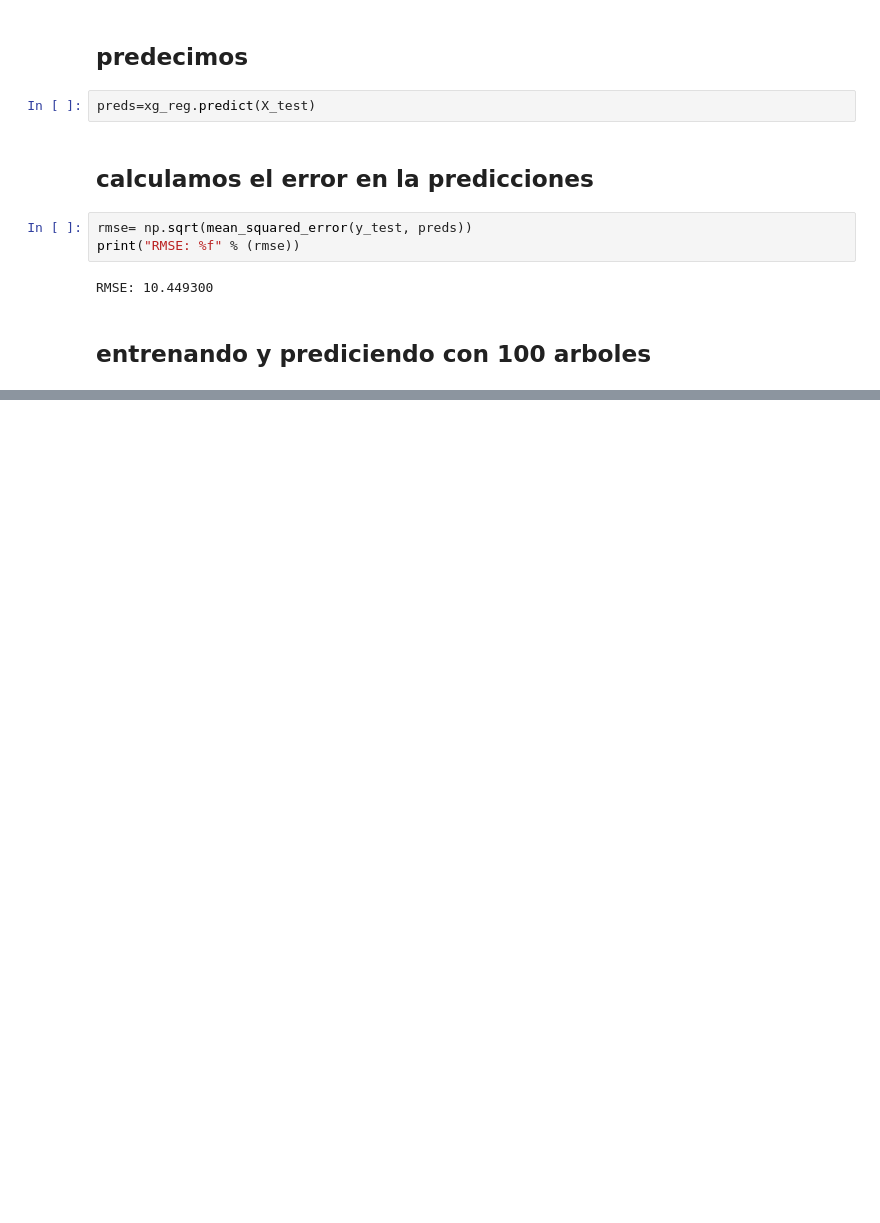
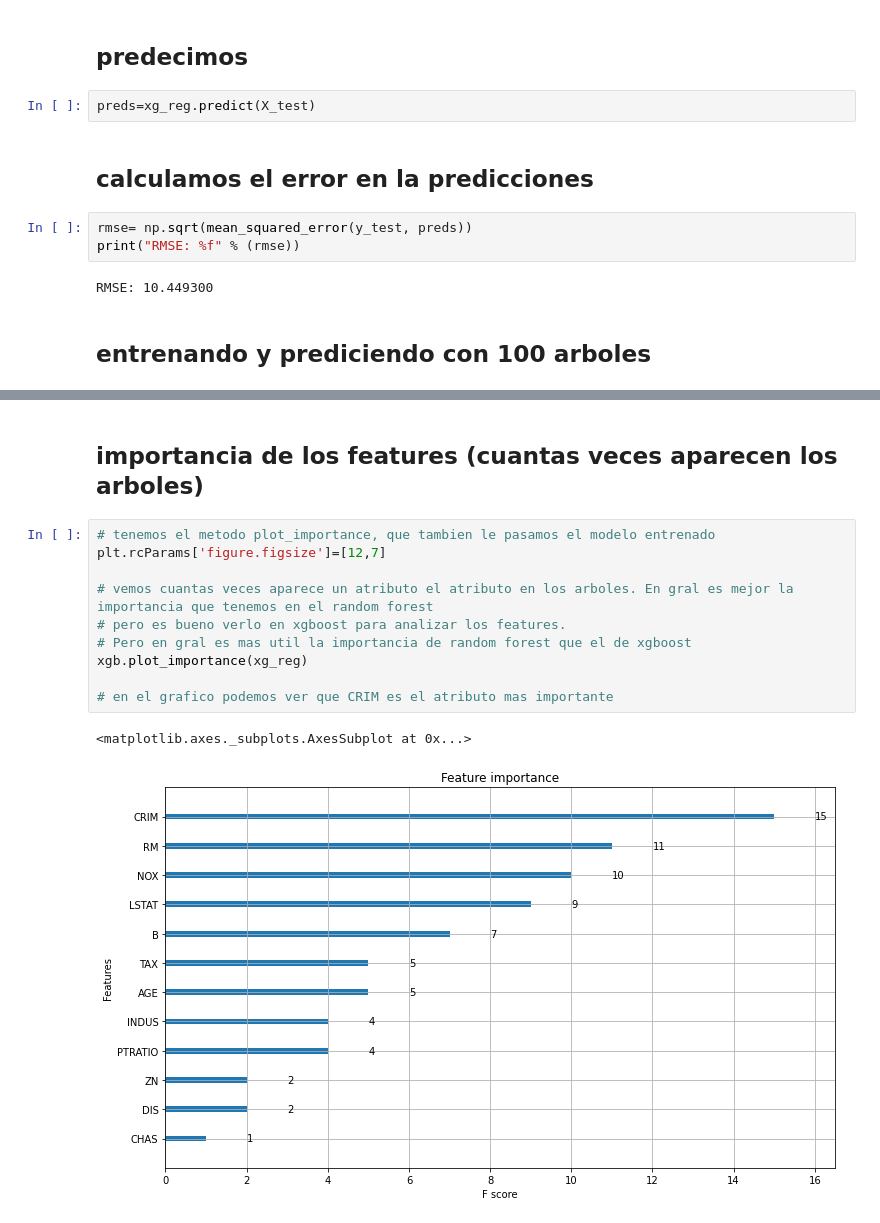
Before and after one commit to elemi10/7506-TP-Org-de-datos, a Jupyter notebook: XGBoost_practica.ipynb, the cells around one changed output, grey strips where cells are left out. Saved outputs shown, nothing was run; the diff lists cells and outputs as text; blank space fills up the shorter version.

```diff
--- a/XGBoost_practica.ipynb
+++ b/XGBoost_practica.ipynb
@@ -116,0 +232,15 @@ RMSE: 10.449300
+# %% [markdown]
+## importancia de los features (cuantas veces aparecen los arboles)
+# %%
+# tenemos el metodo plot_importance, que tambien le pasamos el modelo entrenado
+plt.rcParams['figure.figsize']=[12,7]
+
+# vemos cuantas veces aparece un atributo el atributo en los arboles. En gral es mejor la importancia que tenemos en el random forest
+# pero es bueno verlo en xgboost para analizar los features.
+# Pero en gral es mas util la importancia de random forest que el de xgboost
+xgb.plot_importance(xg_reg)
+
+# en el grafico podemos ver que CRIM es el atributo mas importante
+# %% [output]
+<matplotlib.axes._subplots.AxesSubplot at 0x...>
+[figure, added]
```
Also changed, not shown: parts of 20 cells of this notebook.
